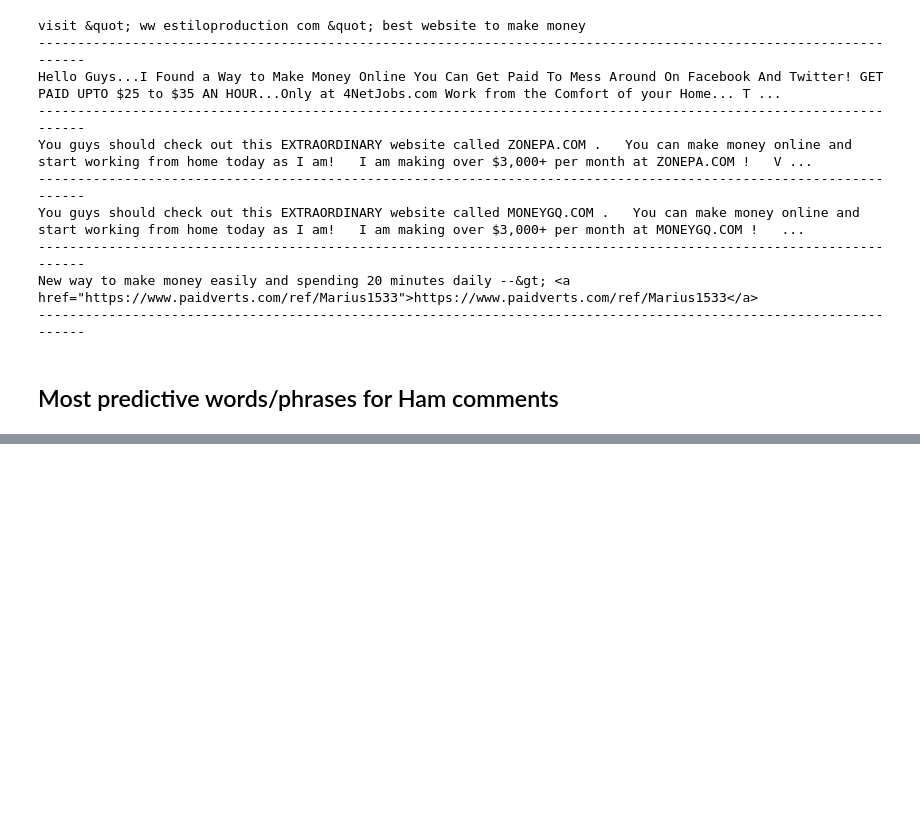
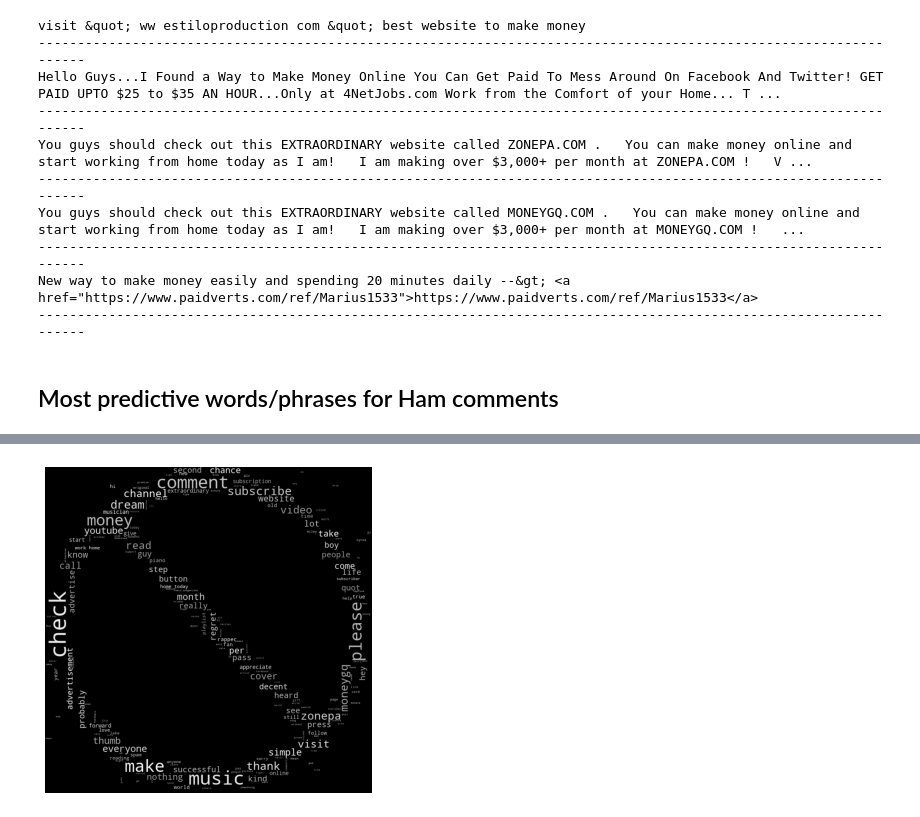
Before and after one commit to Preeti24/Youtube-comments, a Jupyter notebook: Most Predictive Words.ipynb, the cells around one changed output, grey strips where cells are left out. Drawn from its saved outputs; the diff is of its cells as text; code cells hidden in the pictures; blank space fills up the shorter version.

```diff
--- a/Most Predictive Words.ipynb
+++ b/Most Predictive Words.ipynb
@@ -182,0 +212,8 @@ plt.xticks(rotation=45);
+# %%
+fig=plt.figure()
+fig.set_figwidth(6)
+fig.set_figheight(6)
+plt.axis('off')
+plt.imshow(wcSpam);
+# %% [output]
+[figure, added]
```
Also changed, not shown: parts of 13 cells of this notebook.
